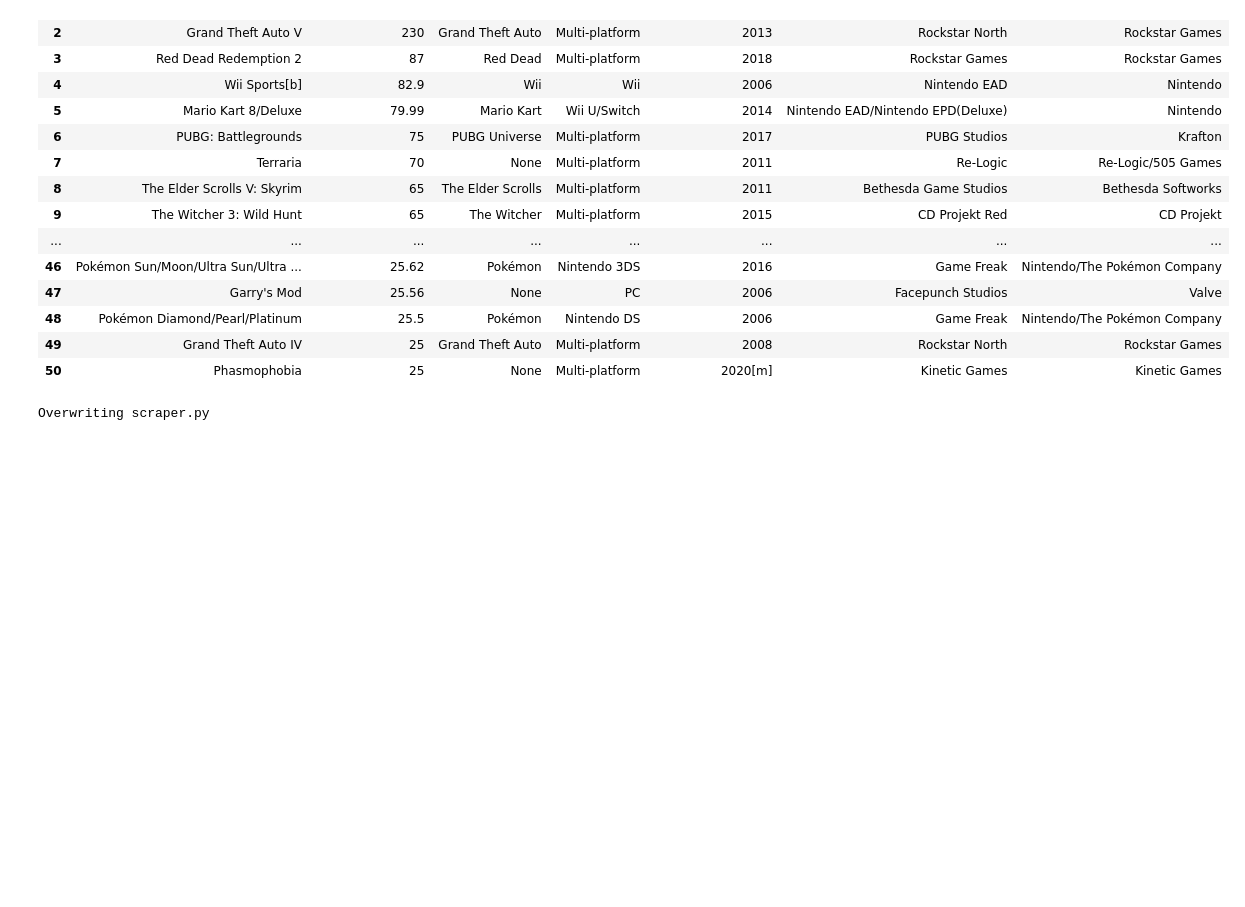
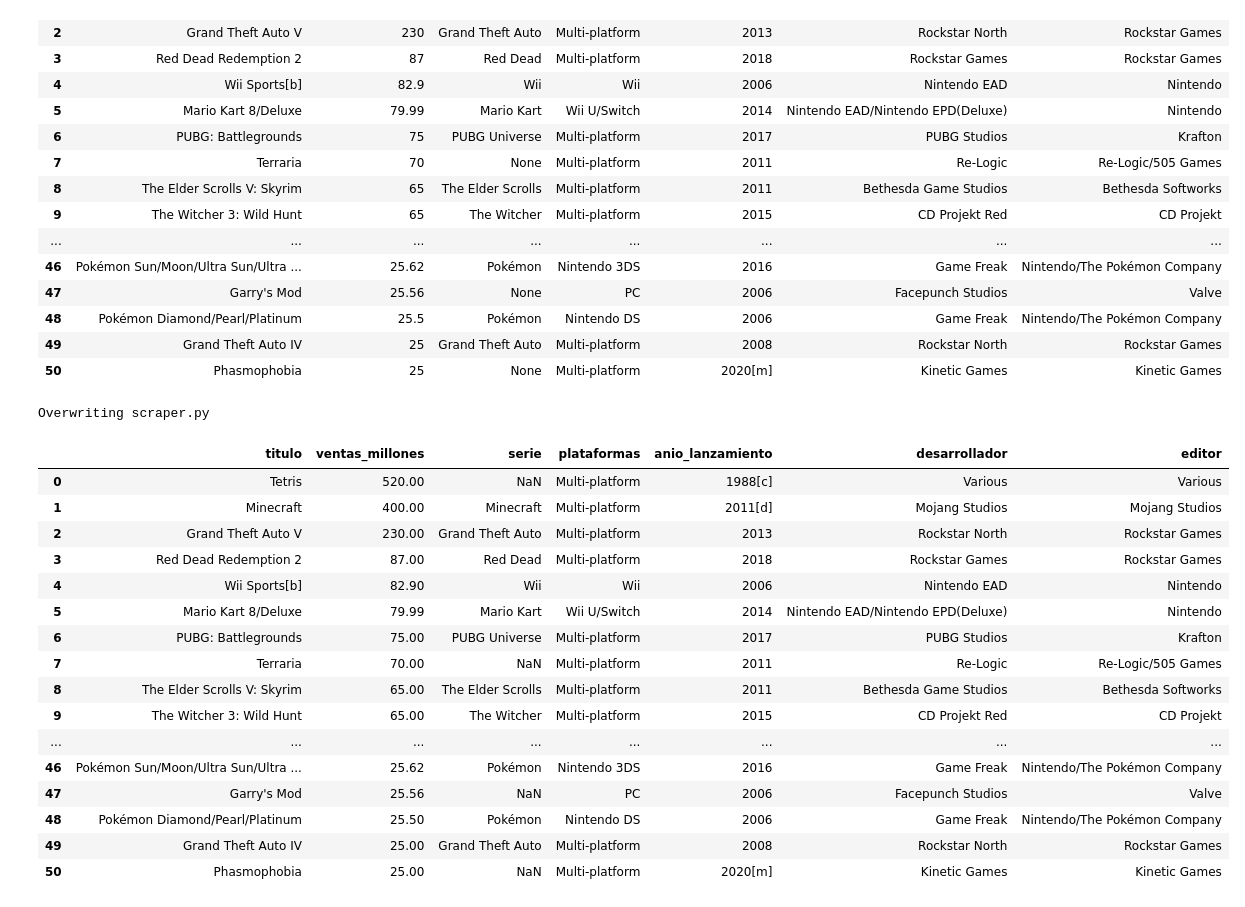
Before and after one commit to SalvadorCM786/Web-Scraping, a Jupyter notebook: práctica6SCM.ipynb, the cells around one changed output. Saved outputs shown, nothing was run; the diff lists cells and outputs as text; code cells hidden in the pictures; blank space fills up the shorter version.

```diff
--- a/práctica6SCM.ipynb
+++ b/práctica6SCM.ipynb
@@ -164,0 +167,25 @@ Overwriting scraper.py
+# %%
+# URL RAW GitHub Salvador
+url_raw ="https://raw.githubusercontent.com/SalvadorCM786/Web-Scraping/refs/heads/main/videojuegos_mas_vendidos.csv"
+# %%
+# Cada vez que ejecutes este script, se descargará el archivo CSV desde la URL RAW de GitHub y se guardará en tu directorio de trabajo actual.
+df = pd.read_csv(url_raw)
+df
+# %% [output]
+|  | titulo | ventas_millones | serie | plataformas | anio_lanzamiento | desarrollador | editor |
+| 0 | Tetris | 520.00 | NaN | Multi-platform | 1988[c] | Various | Various |
+| 1 | Minecraft | 400.00 | Minecraft | Multi-platform | 2011[d] | Mojang Studios | Mojang Studios |
+| 2 | Grand Theft Auto V | 230.00 | Grand Theft Auto | Multi-platform | 2013 | Rockstar North | Rockstar Games |
+| 3 | Red Dead Redemption 2 | 87.00 | Red Dead | Multi-platform | 2018 | Rockstar Games | Rockstar Games |
+| 4 | Wii Sports[b] | 82.90 | Wii | Wii | 2006 | Nintendo EAD | Nintendo |
+| 5 | Mario Kart 8/Deluxe | 79.99 | Mario Kart | Wii U/Switch | 2014 | Nintendo EAD/Nintendo EPD(Deluxe) | Nintendo |
+| 6 | PUBG: Battlegrounds | 75.00 | PUBG Universe | Multi-platform | 2017 | PUBG Studios | Krafton |
+| 7 | Terraria | 70.00 | NaN | Multi-platform | 2011 | Re-Logic | Re-Logic/505 Games |
+| 8 | The Elder Scrolls V: Skyrim | 65.00 | The Elder Scrolls | Multi-platform | 2011 | Bethesda Game Studios | Bethesda Softworks |
+| 9 | The Witcher 3: Wild Hunt | 65.00 | The Witcher | Multi-platform | 2015 | CD Projekt Red | CD Projekt |
+| ... | ... | ... | ... | ... | ... | ... | ... |
+| 46 | Pokémon Sun/Moon/Ultra Sun/Ultra ... | 25.62 | Pokémon | Nintendo 3DS | 2016 | Game Freak | Nintendo/The Pokémon Company |
+| 47 | Garry's Mod | 25.56 | NaN | PC | 2006 | Facepunch Studios | Valve |
+| 48 | Pokémon Diamond/Pearl/Platinum | 25.50 | Pokémon | Nintendo DS | 2006 | Game Freak | Nintendo/The Pokémon Company |
+| 49 | Grand Theft Auto IV | 25.00 | Grand Theft Auto | Multi-platform | 2008 | Rockstar North | Rockstar Games |
+| 50 | Phasmophobia | 25.00 | NaN | Multi-platform | 2020[m] | Kinetic Games | Kinetic Games |
```
Also changed, not shown: parts of 2 cells of this notebook.
